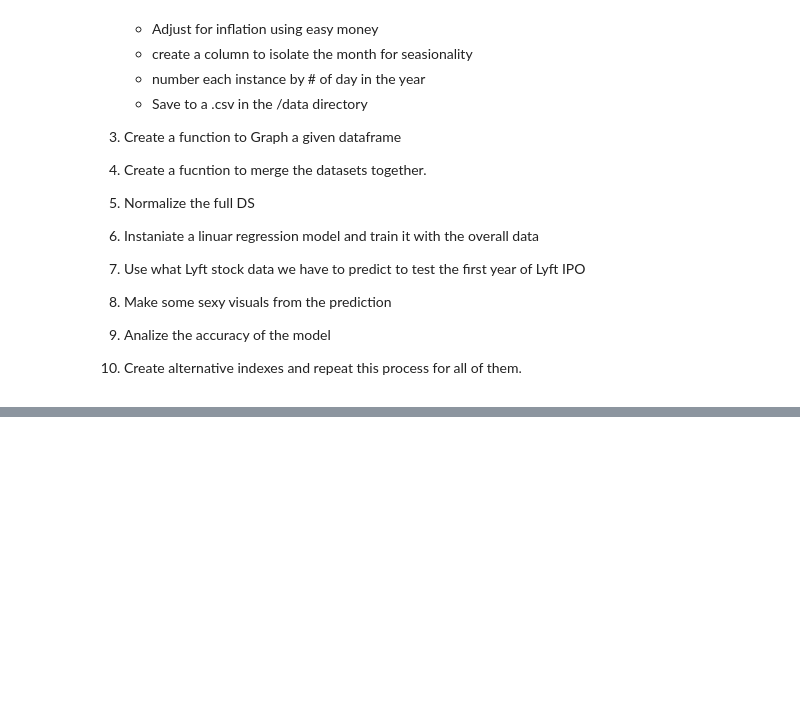
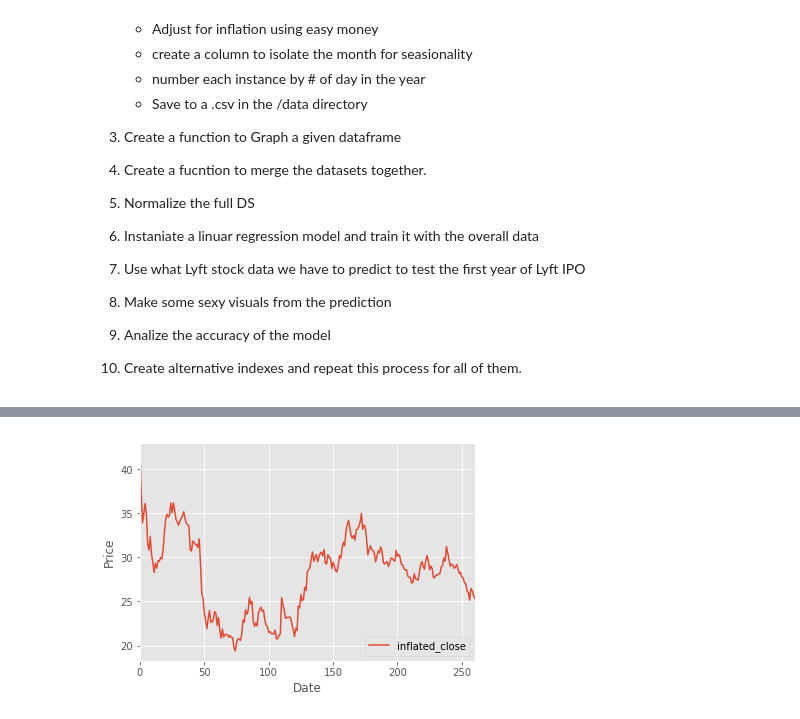
Before and after one commit to capt-alien/Lyft_stock_project, a Jupyter notebook: Lyft_project.ipynb, the cells around one changed output, grey strips where cells are left out. Drawn from its saved outputs; the diff is of its cells as text; code cells hidden in the pictures; blank space fills up the shorter version.

```diff
--- a/Lyft_project.ipynb
+++ b/Lyft_project.ipynb
@@ -340,0 +323,4 @@ def graph_df(df):
+# %%
+graph_df(import_process_stock(tech_index[2]))
+# %% [output]
+[figure, added]
```
Also changed, not shown: parts of 31 cells of this notebook, 1 other file.
